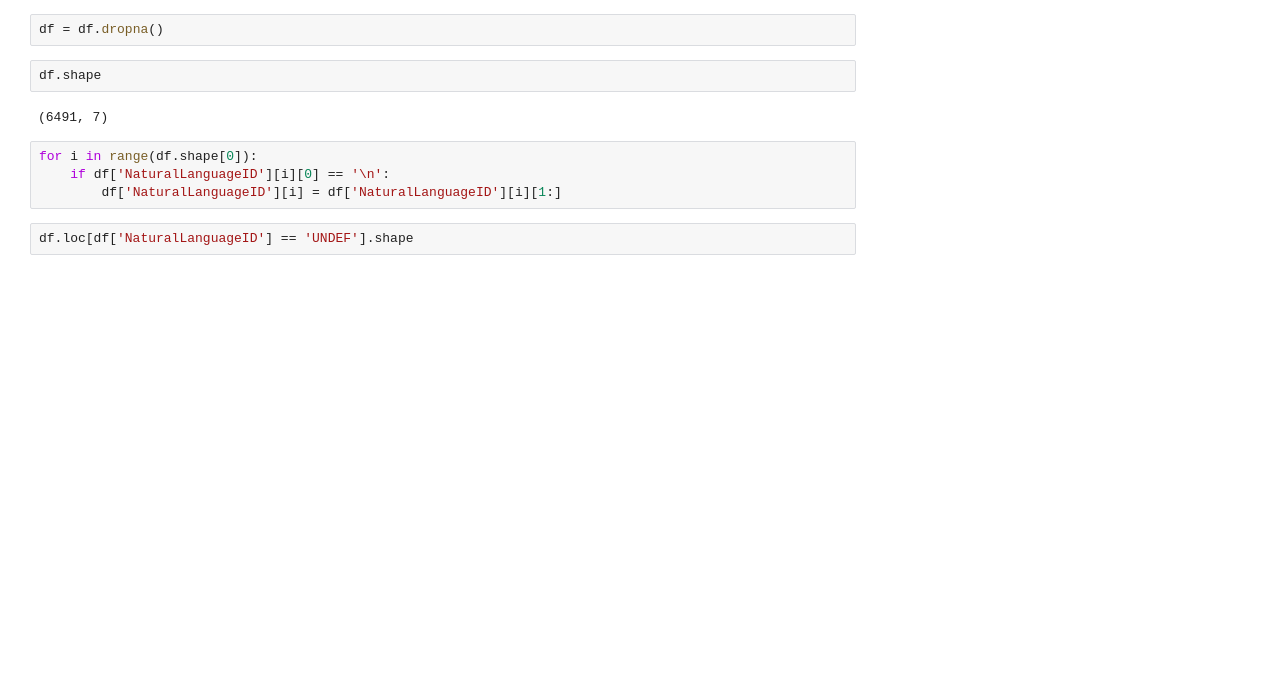
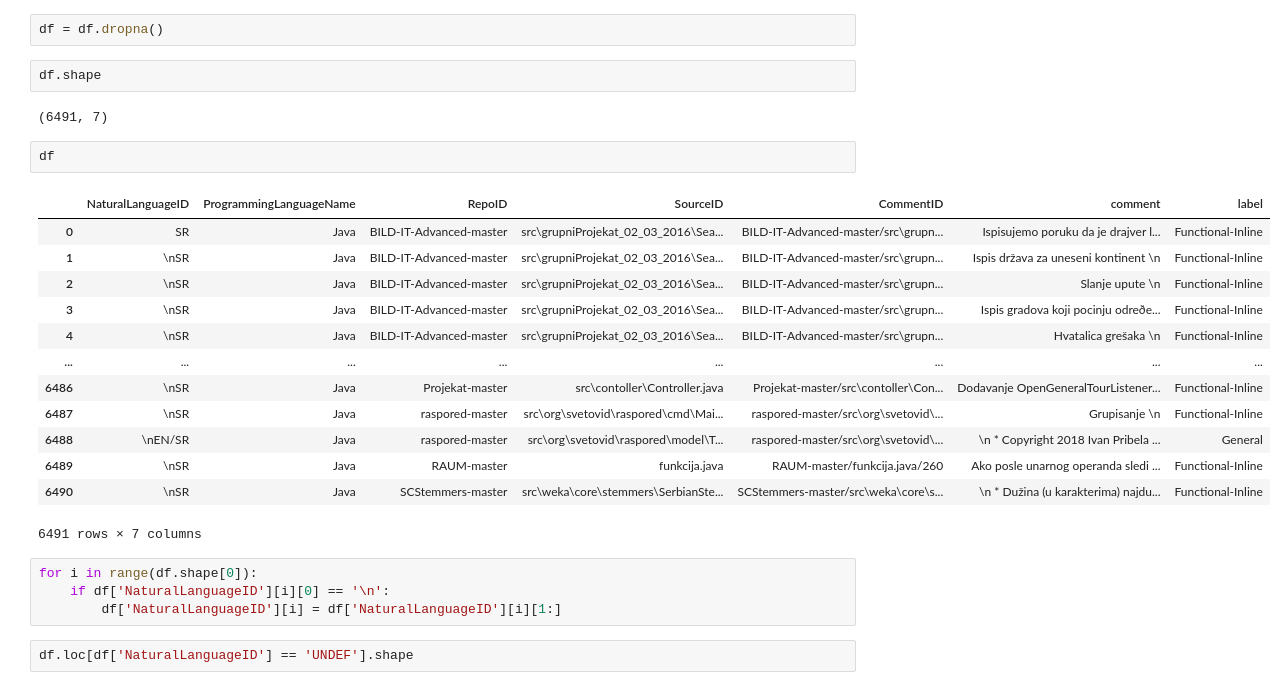
Before and after one commit to ivanamunjas/OPJ-projekat, a Jupyter notebook: OPJ.ipynb, the cells around one changed output. Saved outputs shown, nothing was run; the diff lists cells and outputs as text; blank space fills up the shorter version.

```diff
--- a/OPJ.ipynb
+++ b/OPJ.ipynb
@@ -162,6 +161,22 @@ df = df.dropna()
 df.shape
 # %% [output]
 (6491, 7)
+# %%
+df
+# %% [output]
+|  | NaturalLanguageID | ProgrammingLanguageName | RepoID | SourceID | CommentID | comment | label |
+| 0 | SR | Java | BILD-IT-Advanced-master | src\grupniProjekat_02_03_2016\Sea... | BILD-IT-Advanced-master/src\grupn... | Ispisujemo poruku da je drajver l... | Functional-Inline |
+| 1 | \nSR | Java | BILD-IT-Advanced-master | src\grupniProjekat_02_03_2016\Sea... | BILD-IT-Advanced-master/src\grupn... | Ispis država za uneseni kontinent \n | Functional-Inline |
+| 2 | \nSR | Java | BILD-IT-Advanced-master | src\grupniProjekat_02_03_2016\Sea... | BILD-IT-Advanced-master/src\grupn... | Slanje upute \n | Functional-Inline |
+| 3 | \nSR | Java | BILD-IT-Advanced-master | src\grupniProjekat_02_03_2016\Sea... | BILD-IT-Advanced-master/src\grupn... | Ispis gradova koji pocinju odreðe... | Functional-Inline |
+| 4 | \nSR | Java | BILD-IT-Advanced-master | src\grupniProjekat_02_03_2016\Sea... | BILD-IT-Advanced-master/src\grupn... | Hvatalica grešaka \n | Functional-Inline |
+| ... | ... | ... | ... | ... | ... | ... | ... |
+| 6486 | \nSR | Java | Projekat-master | src\contoller\Controller.java | Projekat-master/src\contoller\Con... | Dodavanje OpenGeneralTourListener... | Functional-Inline |
+| 6487 | \nSR | Java | raspored-master | src\org\svetovid\raspored\cmd\Mai... | raspored-master/src\org\svetovid\... | Grupisanje \n | Functional-Inline |
+| 6488 | \nEN/SR | Java | raspored-master | src\org\svetovid\raspored\model\T... | raspored-master/src\org\svetovid\... | \n * Copyright 2018 Ivan Pribela ... | General |
+| 6489 | \nSR | Java | RAUM-master | funkcija.java | RAUM-master/funkcija.java/260 | Ako posle unarnog operanda sledi ... | Functional-Inline |
+| 6490 | \nSR | Java | SCStemmers-master | src\weka\core\stemmers\SerbianSte... | SCStemmers-master/src\weka\core\s... | \n * Dužina (u karakterima) najdu... | Functional-Inline |
+6491 rows × 7 columns
 # %%
 for i in range(df.shape[0]):
     if df['NaturalLanguageID'][i][0] == '\n':
```
Also changed, not shown: parts of 13 cells of this notebook.
